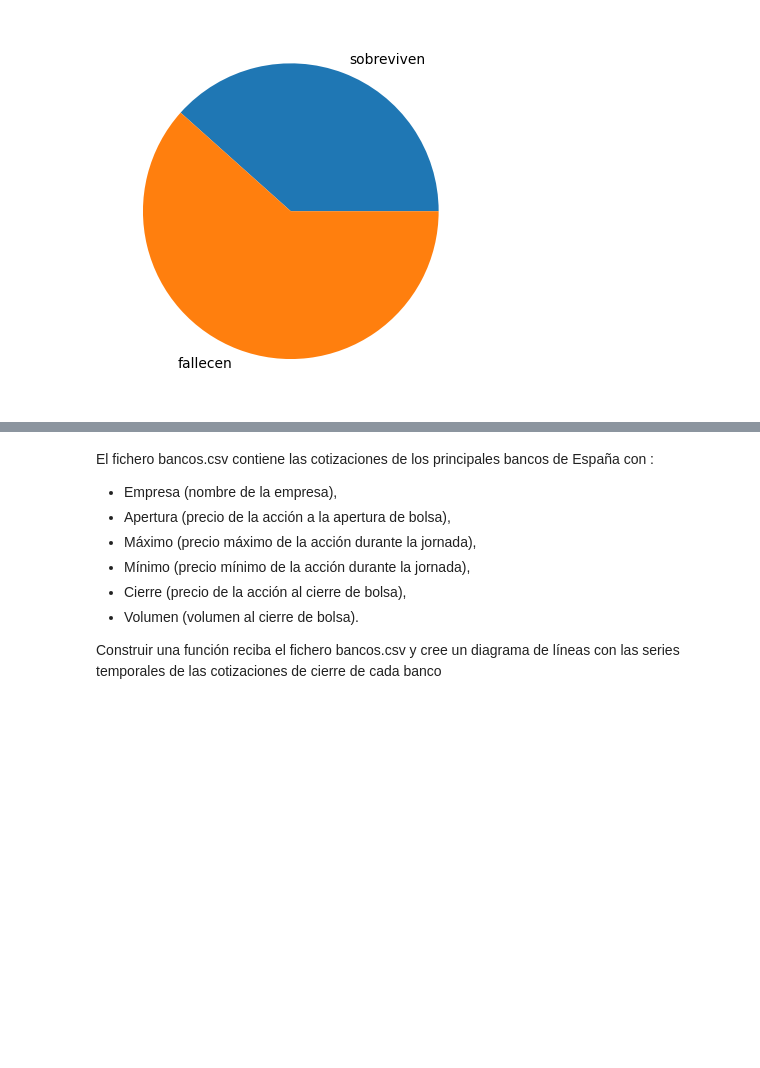
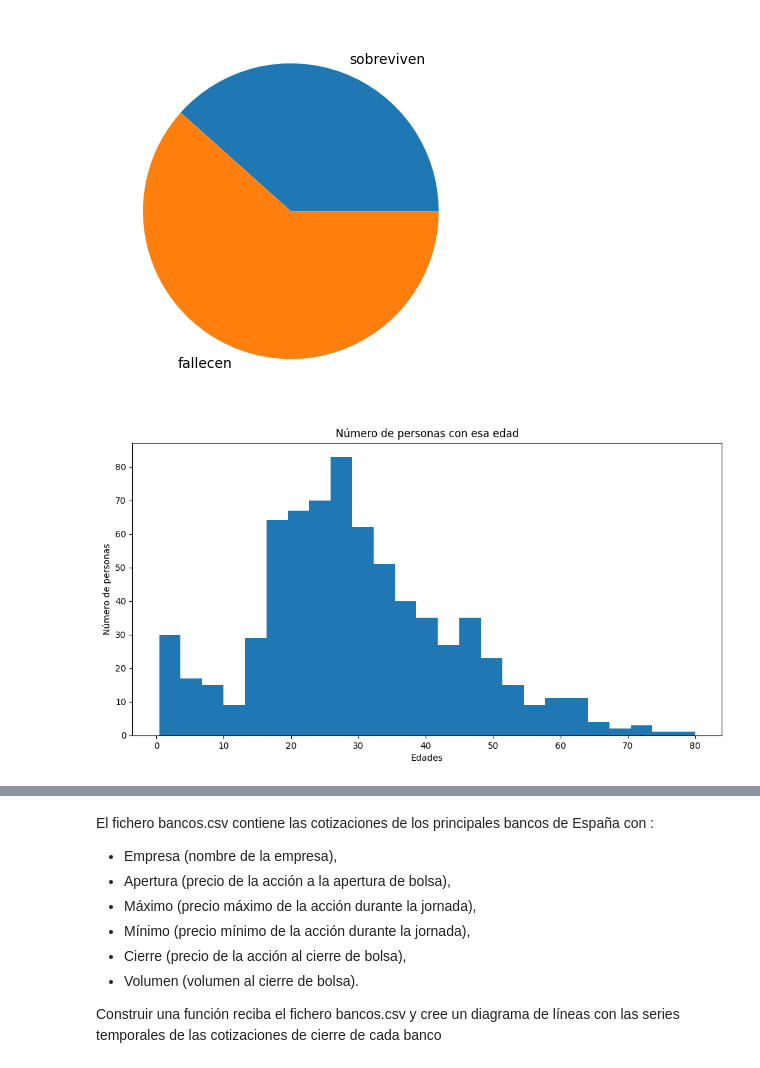
Before and after one commit to jmrodriguez2552/CEDAPY_25_26, a Jupyter notebook: ANALISIS_DATOS_PYTHON/NOTEBOOKS/EJERCICIOS/5101_EJERCICIO-5_Gráficos_Matplotlib.ipynb, the cells around one changed output, grey strips where cells are left out. Cells and saved outputs as stored; diff of their text form; code cells hidden in the pictures; blank space fills up the shorter version.

```diff
--- a/ANALISIS_DATOS_PYTHON/NOTEBOOKS/EJERCICIOS/5101_EJERCICIO-5_Gráficos_Matplotlib.ipynb
+++ b/ANALISIS_DATOS_PYTHON/NOTEBOOKS/EJERCICIOS/5101_EJERCICIO-5_Gráficos_Matplotlib.ipynb
@@ -35,3 +55,16 @@ ax.pie([sobrevive,fallece], labels=['sobreviven', 'fallecen'])
 plt.show()
 # %% [output]
 [figure]
+# %%
+import pandas as pd
+import matplotlib.pyplot as plt
+
+edades_sin_nulos = df_titanic['Age'].dropna()
+plt.figure(figsize=[12, 6])
+plt.hist(edades_sin_nulos, bins=25)
+plt.title('Número de personas con esa edad')
+plt.xlabel('Edades')
+plt.ylabel('Número de personas')
+plt.show()
+# %% [output]
+[figure, added]
```
Also changed, not shown: parts of 9 cells of this notebook, 1 other file.
